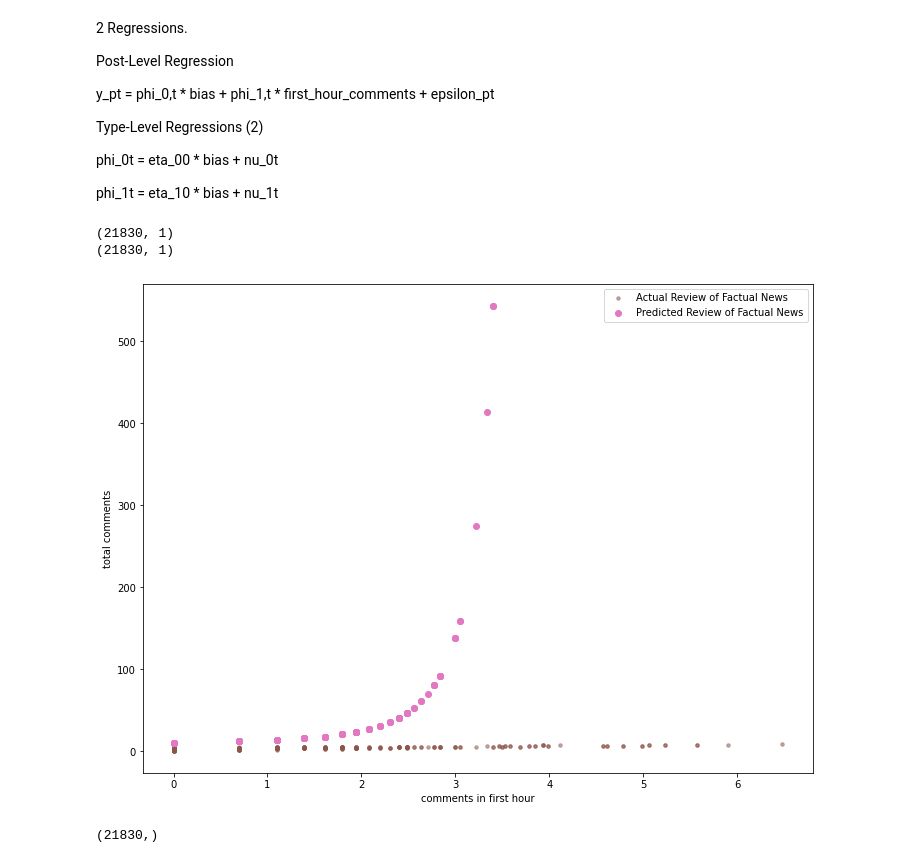
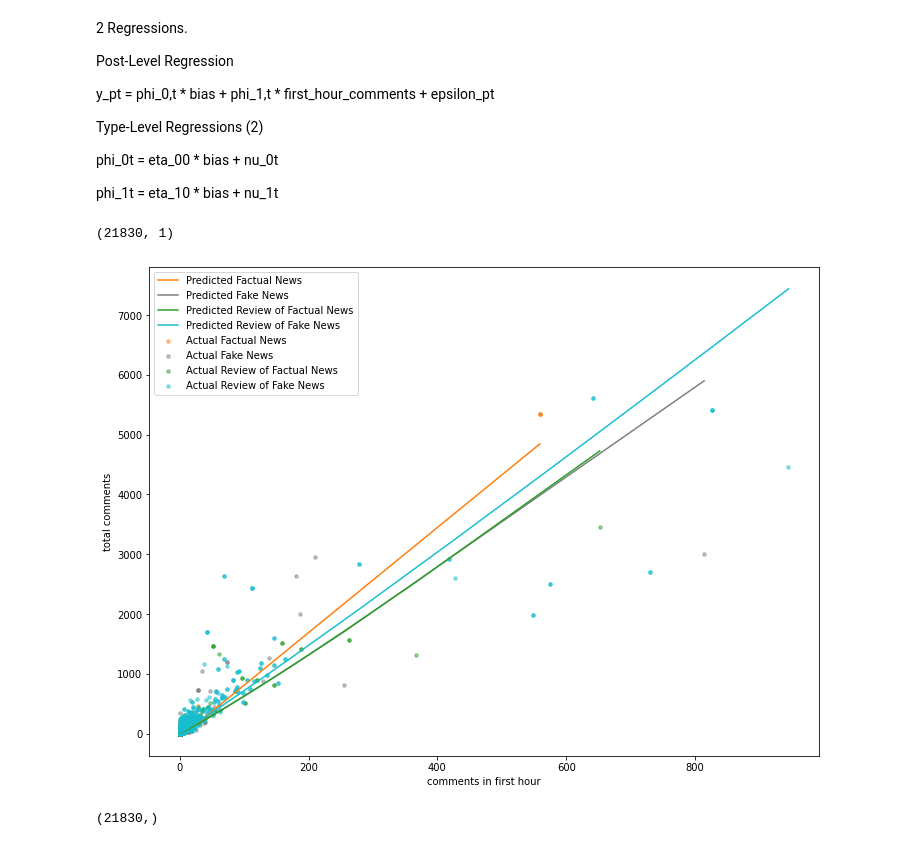
Before and after one commit to ageil/Probabilistic-Programming, a Jupyter notebook: model/TypeLevelModel.ipynb, the cells around one changed output. Cells and saved outputs as stored; diff of their text form; code cells hidden in the pictures.

```diff
--- a/model/TypeLevelModel.ipynb
+++ b/model/TypeLevelModel.ipynb
@@ -127,0 +139,3 @@ y = data[:,0].reshape(-1,1) + 1
+# %%
+# before we change anything, save the original p_data
+original_p_data = p_data.copy()
@@ -128,3 +144,6 @@ y = data[:,0].reshape(-1,1) + 1
+# %%
+# TODO change when include more.
+p_data[:,1] = np.log(p_data[:,1] + 1)
 # %% [markdown]
 split into train/test
 # %%
@@ -219,7 +238,7 @@ def model(p_data, p_types, t_data, y):
 
     # define a prior for our regression variables
     alpha_loc = torch.zeros((num_p_indeps, num_t_indeps))
-    alpha_scale = 1. * torch.ones((num_p_indeps, num_t_indeps))
+    alpha_scale = 0.1 * torch.ones((num_p_indeps, num_t_indeps))
 
     with pyro.plate("t_indep", num_t_indeps, dim=-1) as ti:
         with pyro.plate("p_indep1", num_p_indeps, dim=-2) as pi:
@@ -237,7 +256,7 @@ def model(p_data, p_types, t_data, y):
 
 #     pareto_alpha = pyro.sample("pareto_alpha", dist.HalfNormal(0.1))
 
-    subsample_size = 100
+    subsample_size = 250
 
     # for each post, use the correct set of coefficients to run our post-level regression
     with pyro.plate("post", num_posts, subsample_size=subsample_size, dim=-1) as p:
@@ -257,9 +276,7 @@ def model(p_data, p_types, t_data, y):
 #         print(f"y: {y.shape}")
 #         print(f"pareto_alpha: {pareto_alpha.shape}")
 #         print(f"pareto_alpha: {pareto_alpha}")
-
-        print(y[p,0])
-        pyro.sample("obs", dist.Pareto(torch.ones((subsample_size,)) - 1e-3, torch.exp(mu)), obs=y[p,0])
+        pyro.sample("obs", dist.Poisson(torch.exp(mu)), obs=y[p,0])
 # %%
 def guide(p_data, p_types, t_data, y):
     num_posts, num_p_indeps = p_data.shape
@@ -268,7 +285,7 @@ def guide(p_data, p_types, t_data, y):
     # define a prior for our regression variables
 
     alpha_loc = torch.zeros((num_p_indeps, num_t_indeps))
-    alpha_scale = 1. * torch.ones((num_p_indeps, num_t_indeps))
+    alpha_scale = 0.1 * torch.ones((num_p_indeps, num_t_indeps))
 
     # The zeros and ones are the "alpha" in the graphical model from the proposal
     eta_loc = pyro.param("eta_loc", alpha_loc)
@@ -519,7 +501,7 @@ indep_dict = {
     1: "comments in first hour",
 }
 
-use_MCMC = True
+use_MCMC = False
 
 if use_MCMC:
     eta_loc = eta_means
@@ -537,50 +519,56 @@ indeps = torch.tensor(p_data)
 
 coefs = torch.tensor(phi[:,t]) # (num_p_indeps,num_posts)
 
-alpha = 1. / torch.exp(torch.mul(coefs, indeps.T).sum(dim=0))
+mu = torch.mul(coefs, indeps.T).sum(dim=0)
 
-y_pred = np.power(2., 1. / np.array(alpha)).reshape((-1,1))
+y_pred = np.exp(mu)
 
 
 
-print(y_pred_svi.shape)
 print(y.shape)
 
 
 
 # y_pred_mcmc = float(phi_means[0])
 # y_pred_mcmc += float(phi_means[1]) * p_data[:,indep]
 
 
 plt.figure(figsize=(12,9))
 
 types = np.unique(p_types)
 
 colors = ['tab:blue', 'tab:orange', 'tab:green', 'tab:red', 'tab:purple', 'tab:brown', 'tab:pink', 'tab:gray', 'tab:olive', 'tab:cyan']
 color_choices = np.random.choice(colors, size=len(types), replace=False)
 
+
+
 for i, t in enumerate(types):
-    if t == 2:
+#     if t == 2:
         y_pred_t = y_pred[p_types == t]
         y_t = 1 * y[p_types == t]
-        x_t = p_data[p_types == t,indep]
+        x_t = original_p_data[p_types == t,indep]
+
+        sorted_indices = np.argsort(x_t)
 
         type_label = labels[int(t)]
 
         color = color_choices[i]
-        plt.scatter(np.log(x_t), np.log(y_t), alpha=0.5, s=12, c=color, label=f"Actual {type_label}")
-        plt.scatter(np.log(x_t), np.log(y_pred_t), c="tab:pink", label=f"Predicted {type_label}")
+        plt.scatter(x_t, y_t, alpha=0.5, s=12, c=color, label=f"Actual {type_label}")
+        plt.plot(x_t[sorted_indices], y_pred_t[sorted_indices], c=color, label=f"Predicted {type_label}")
 
 # plt.plot(np.array(p_data[:,indep]), np.array(y_pred_mcmc), c='tab:green', label=f'MCMC: {phi_means[0]}, {phi_means[1]}') # MCMC
 plt.xlabel(indep_dict[indep])
 plt.ylabel('total comments')
+
+# plt.yscale("log")
+# plt.xscale("log")
 plt.legend()
-plt.ylim(0,10)
+# plt.ylim(0,20)
+# plt.xlim(0,10)
 plt.show()
 # %% [output]
 (21830, 1)
-(21830, 1)
-[figure, old version]
+[figure, new version]
 # %%
 p_data[:,indep].shape
 # %% [output]
```
Also changed, not shown: parts of 11 cells of this notebook.
